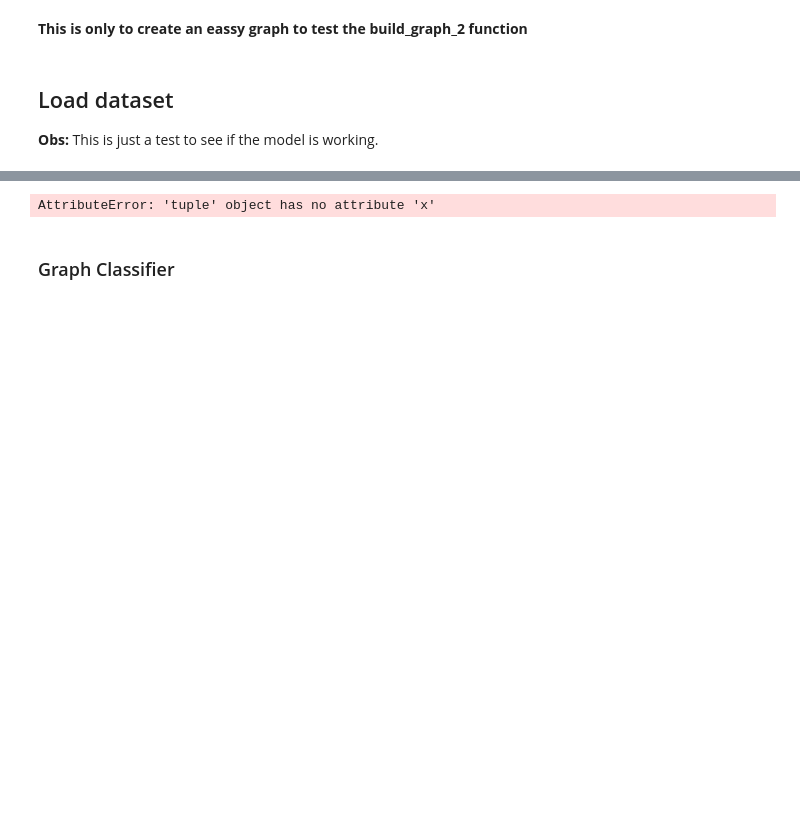
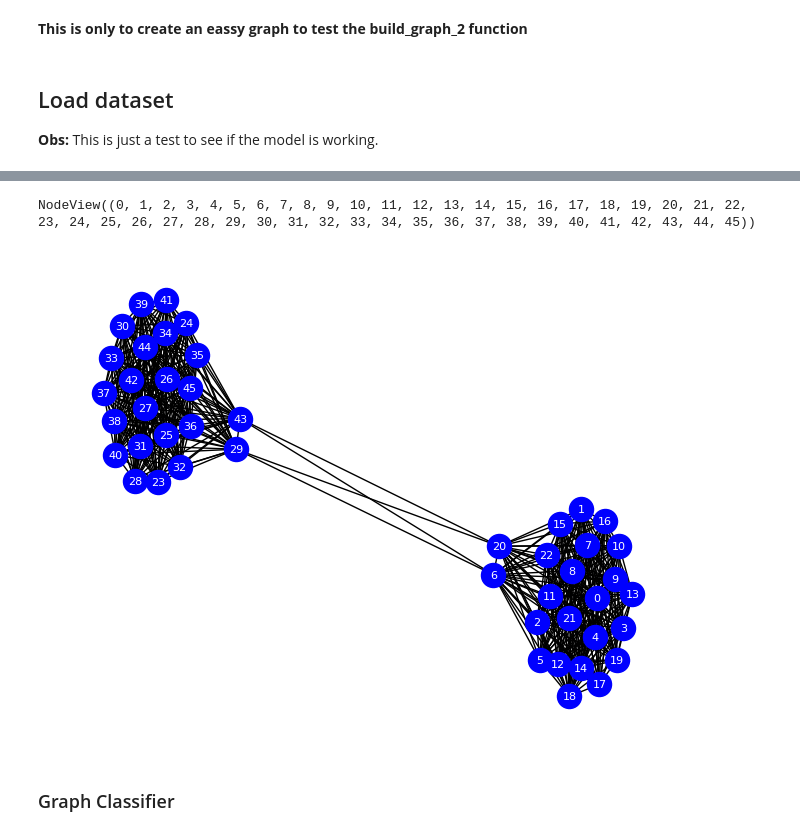
Before and after one commit to JulianAlvarezdeGiorgi/Behavioral_Tagging_of_Mice_in_multiple_Mice_setup_using_Deep_Learning, a Jupyter notebook: src/train.ipynb, the cells around one changed output, grey strips where cells are left out. Cells and saved outputs as stored; diff of their text form; code cells hidden in the pictures; blank space fills up the shorter version.

```diff
--- a/src/train.ipynb
+++ b/src/train.ipynb
@@ -276,8 +141,0 @@ spatial_adj
-# %%
-# deactivate warnings
-
-import warnings
-warnings.filterwarnings("ignore")
-
-
-data_loader = dataloader.DLCDataLoader(r'C:\Users\Usuario\Documents\Documents\MVA\Stage\DLCProject\Data\DataLoaderTestFormatMDX5CV_pre_processed', batch_size=1, num_workers=0, device='cpu', build_grap
@@ -312,0 +146,4 @@ Loading file MDXCV_mal_Test_10DLC_dlcrnetms5_More_BodyPartsJul9shuffle1_740000_e
+# %%
+output = data_loader.build_graph_3(data_dlc, spatial_adj=False, window_size=2, stride = 1)
+
+node_features_list, edge_index_list, frame_mask_list = output
@@ -312,0 +170,5 @@ Loading file MDXCV_mal_Test_10DLC_dlcrnetms5_More_BodyPartsJul9shuffle1_740000_e
+# %%
+node_features = node_features_list[0]
+edges = edge_index_list[0].T
+# edgest as list of tuples
+edges = [(edge[0].item(), edge[1].item()) for edge in edges]
@@ -313,24 +222,14 @@ Loading file MDXCV_mal_Test_10DLC_dlcrnetms5_More_BodyPartsJul9shuffle1_740000_e
+# %%
+G.nodes
+# %% [output]
+NodeView((0, 1, 2, 3, 4, 5, 6, 7, 8, 9, 10, 11, 12, 13, 14, 15, 16, 17, 18, 19, 20, 21, 22, 23, 24, 25, 26, 27, 28, 29, 30, 31, 32, 33, 34, 35, 36, 37, 38, 39, 40, 41, 42, 43, 44, 45))
 # %%
-data_loader.dataset
-#Plot the graph
-import networkx as nx
-import matplotlib.pyplot as plt
-import numpy as np
-
-node_features = data_loader.dataset[0].x.numpy()
-edges = data_loader.dataset[0].edge_index.numpy().T
-
-
-G = nx.Graph()
-G.add_nodes_from(range(node_features.shape[0]))
-G.add_edges_from(edges)
-
 
 pos = nx.spring_layout(G)
 nx.draw(G, pos, node_color='b', with_labels=True, node_size=300, font_size=8, font_color='w')
 plt.show()
 # %% [output]
-AttributeError: 'tuple' object has no attribute 'x'
+[figure, added]
 # %%
 # print number of nan values
 print(torch.isnan(data_loader.dataset[0].x).sum())
```
Also changed, not shown: parts of 48 cells of this notebook, 2 other files.
